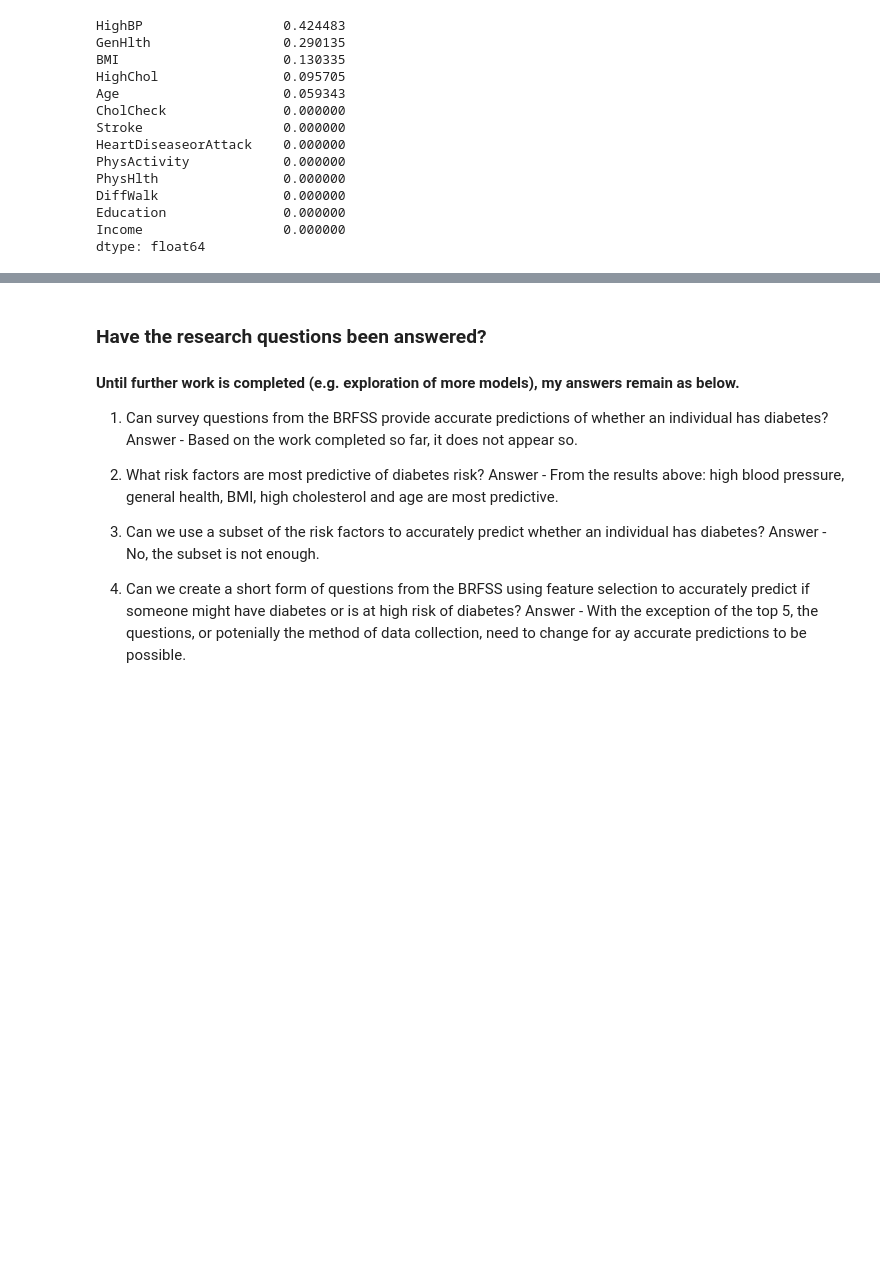
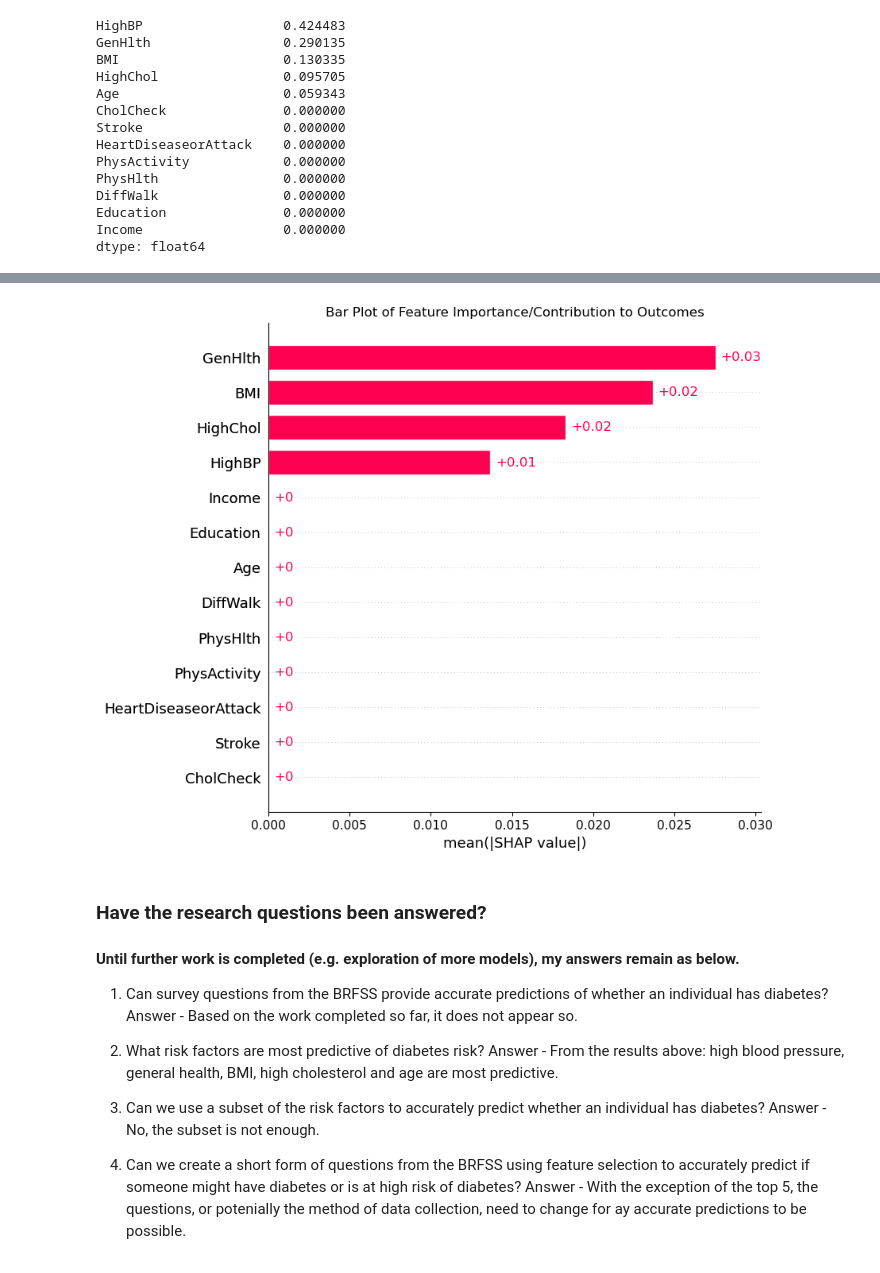
Before and after one commit to Adenrele/Diabetes-T2-Classification, a Jupyter notebook: diabetes.ipynb, the cells around one changed output, grey strips where cells are left out. Saved outputs shown, nothing was run; the diff lists cells and outputs as text; code cells hidden in the pictures; blank space fills up the shorter version.

```diff
--- a/diabetes.ipynb
+++ b/diabetes.ipynb
@@ -646,3 +684,9 @@ dtype: float64
+# %%
+shap.plots.bar(shap_values,max_display=15,  show = False)
+plt.title("Bar Plot of Feature Importance/Contribution to Outcomes")
+plt.show()
+# %% [output]
+[figure, added]
 # %% [markdown]
 ### Have the research questions been answered?
 #### Until further work is completed (e.g. exploration of more models), my answers remain as below.
```
Also changed, not shown: parts of 10 cells of this notebook.
